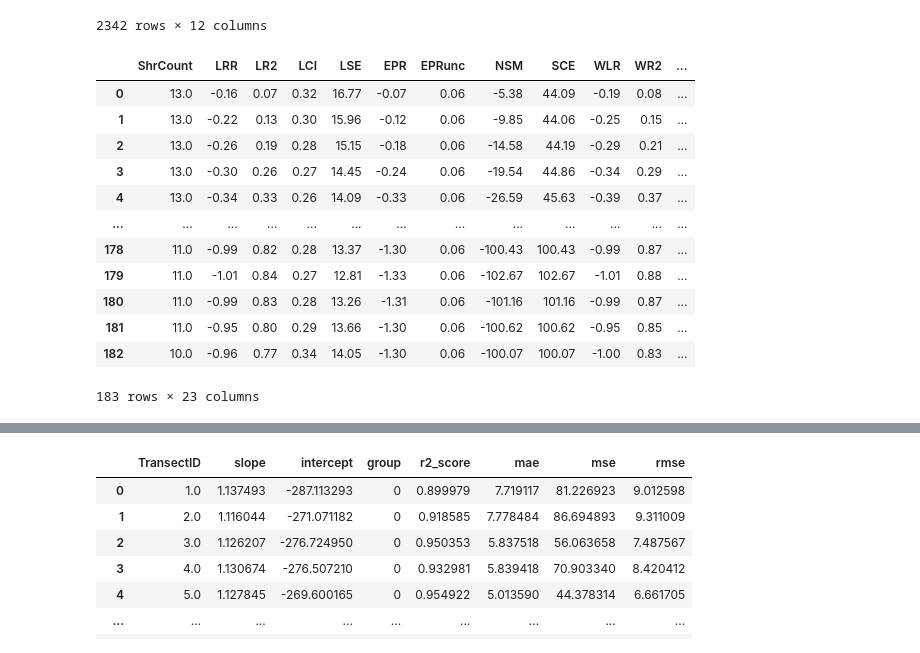
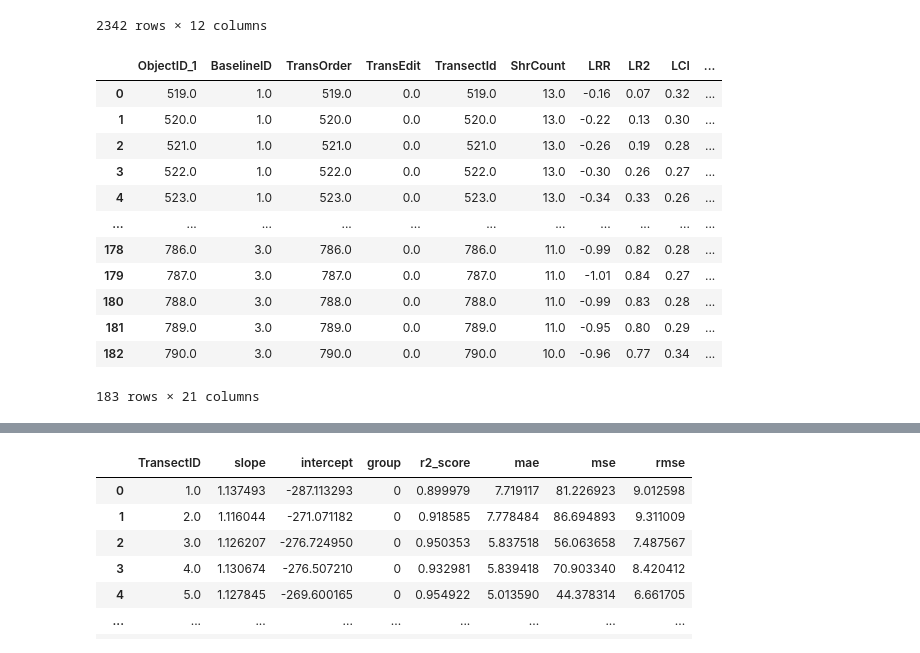
Before and after one commit to RNC-Research-Group/CliffErosion_Projections, a Jupyter notebook: HistoricRate_Proj_DSASv6.ipynb, the cells around one changed output, grey strips where cells are left out. Cells and saved outputs as stored; diff of their text form; code cells hidden in the pictures.

Commit message:
jackett island

```diff
--- a/HistoricRate_Proj_DSASv6.ipynb
+++ b/HistoricRate_Proj_DSASv6.ipynb
@@ -33,22 +33,22 @@ gdf
 2342 rows × 12 columns
 # %%
 #Navigates to the rates shapefile
-lines = gpd.read_file("Data/Merged Rates_UniqueID/JackettIsland_Rates_UniqueID.shp")
+lines = gpd.read_file("Data/Merged rates_Transects/JackettIsland_rates_transects.shp")
 lines
 # %% [output]
-|  | ShrCount | LRR | LR2 | LCI | LSE | EPR | EPRunc | NSM | SCE | WLR | WR2 | ... |
-| 0 | 13.0 | -0.16 | 0.07 | 0.32 | 16.77 | -0.07 | 0.06 | -5.38 | 44.09 | -0.19 | 0.08 | ... |
-| 1 | 13.0 | -0.22 | 0.13 | 0.30 | 15.96 | -0.12 | 0.06 | -9.85 | 44.06 | -0.25 | 0.15 | ... |
-| 2 | 13.0 | -0.26 | 0.19 | 0.28 | 15.15 | -0.18 | 0.06 | -14.58 | 44.19 | -0.29 | 0.21 | ... |
-| 3 | 13.0 | -0.30 | 0.26 | 0.27 | 14.45 | -0.24 | 0.06 | -19.54 | 44.86 | -0.34 | 0.29 | ... |
-| 4 | 13.0 | -0.34 | 0.33 | 0.26 | 14.09 | -0.33 | 0.06 | -26.59 | 45.63 | -0.39 | 0.37 | ... |
-| ... | ... | ... | ... | ... | ... | ... | ... | ... | ... | ... | ... | ... |
-| 178 | 11.0 | -0.99 | 0.82 | 0.28 | 13.37 | -1.30 | 0.06 | -100.43 | 100.43 | -0.99 | 0.87 | ... |
-| 179 | 11.0 | -1.01 | 0.84 | 0.27 | 12.81 | -1.33 | 0.06 | -102.67 | 102.67 | -1.01 | 0.88 | ... |
-| 180 | 11.0 | -0.99 | 0.83 | 0.28 | 13.26 | -1.31 | 0.06 | -101.16 | 101.16 | -0.99 | 0.87 | ... |
-| 181 | 11.0 | -0.95 | 0.80 | 0.29 | 13.66 | -1.30 | 0.06 | -100.62 | 100.62 | -0.95 | 0.85 | ... |
-| 182 | 10.0 | -0.96 | 0.77 | 0.34 | 14.05 | -1.30 | 0.06 | -100.07 | 100.07 | -1.00 | 0.83 | ... |
+|  | ObjectID_1 | BaselineID | TransOrder | TransEdit | TransectId | ShrCount | LRR | LR2 | LCI | ... |
+| 0 | 519.0 | 1.0 | 519.0 | 0.0 | 519.0 | 13.0 | -0.16 | 0.07 | 0.32 | ... |
+| 1 | 520.0 | 1.0 | 520.0 | 0.0 | 520.0 | 13.0 | -0.22 | 0.13 | 0.30 | ... |
+| 2 | 521.0 | 1.0 | 521.0 | 0.0 | 521.0 | 13.0 | -0.26 | 0.19 | 0.28 | ... |
+| 3 | 522.0 | 1.0 | 522.0 | 0.0 | 522.0 | 13.0 | -0.30 | 0.26 | 0.27 | ... |
+| 4 | 523.0 | 1.0 | 523.0 | 0.0 | 523.0 | 13.0 | -0.34 | 0.33 | 0.26 | ... |
+| ... | ... | ... | ... | ... | ... | ... | ... | ... | ... | ... |
+| 178 | 786.0 | 3.0 | 786.0 | 0.0 | 786.0 | 11.0 | -0.99 | 0.82 | 0.28 | ... |
+| 179 | 787.0 | 3.0 | 787.0 | 0.0 | 787.0 | 11.0 | -1.01 | 0.84 | 0.27 | ... |
+| 180 | 788.0 | 3.0 | 788.0 | 0.0 | 788.0 | 11.0 | -0.99 | 0.83 | 0.28 | ... |
+| 181 | 789.0 | 3.0 | 789.0 | 0.0 | 789.0 | 11.0 | -0.95 | 0.80 | 0.29 | ... |
+| 182 | 790.0 | 3.0 | 790.0 | 0.0 | 790.0 | 10.0 | -0.96 | 0.77 | 0.34 | ... |
-183 rows × 23 columns
+183 rows × 21 columns
 # %%
 #Finding the azimuth of the transect lines in the rates shapefile and addding it as an attribute
 def get_azimuth(line):
```
Also changed, not shown: parts of 3 cells of this notebook, 6 other files.
